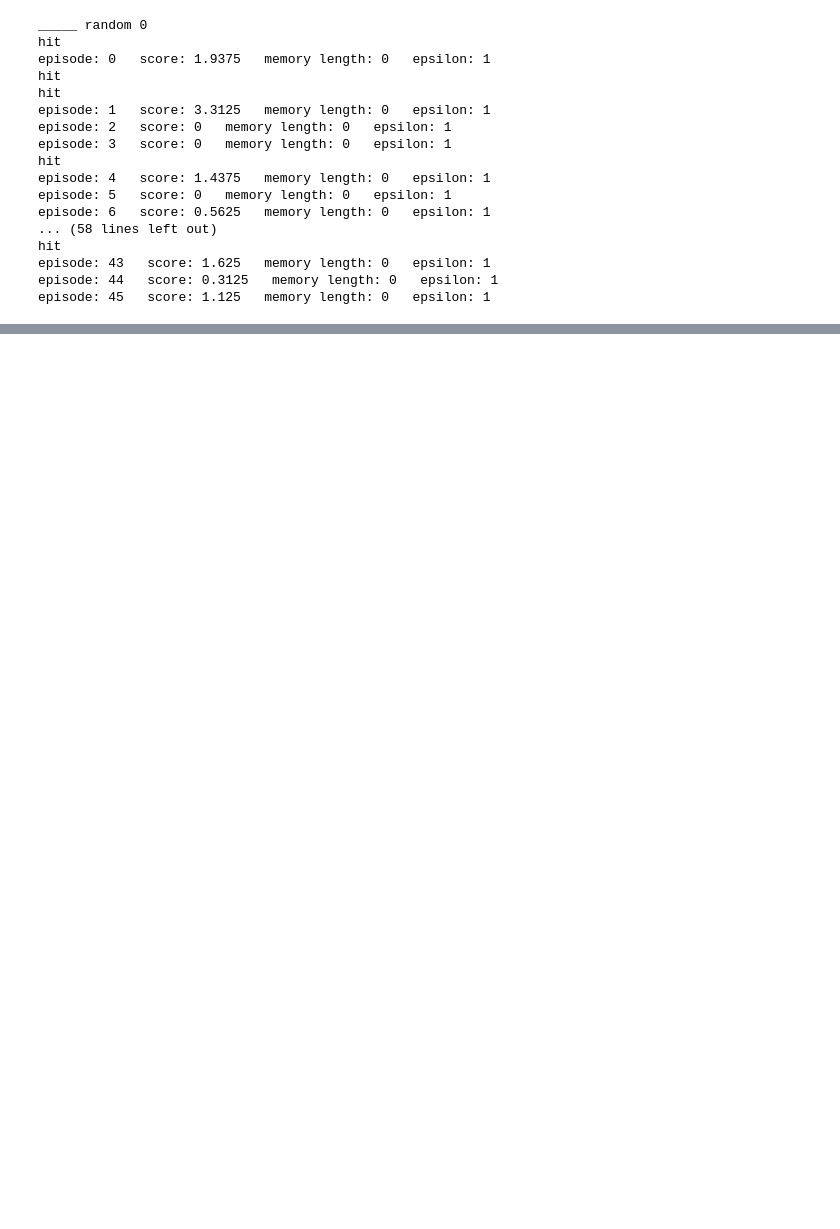
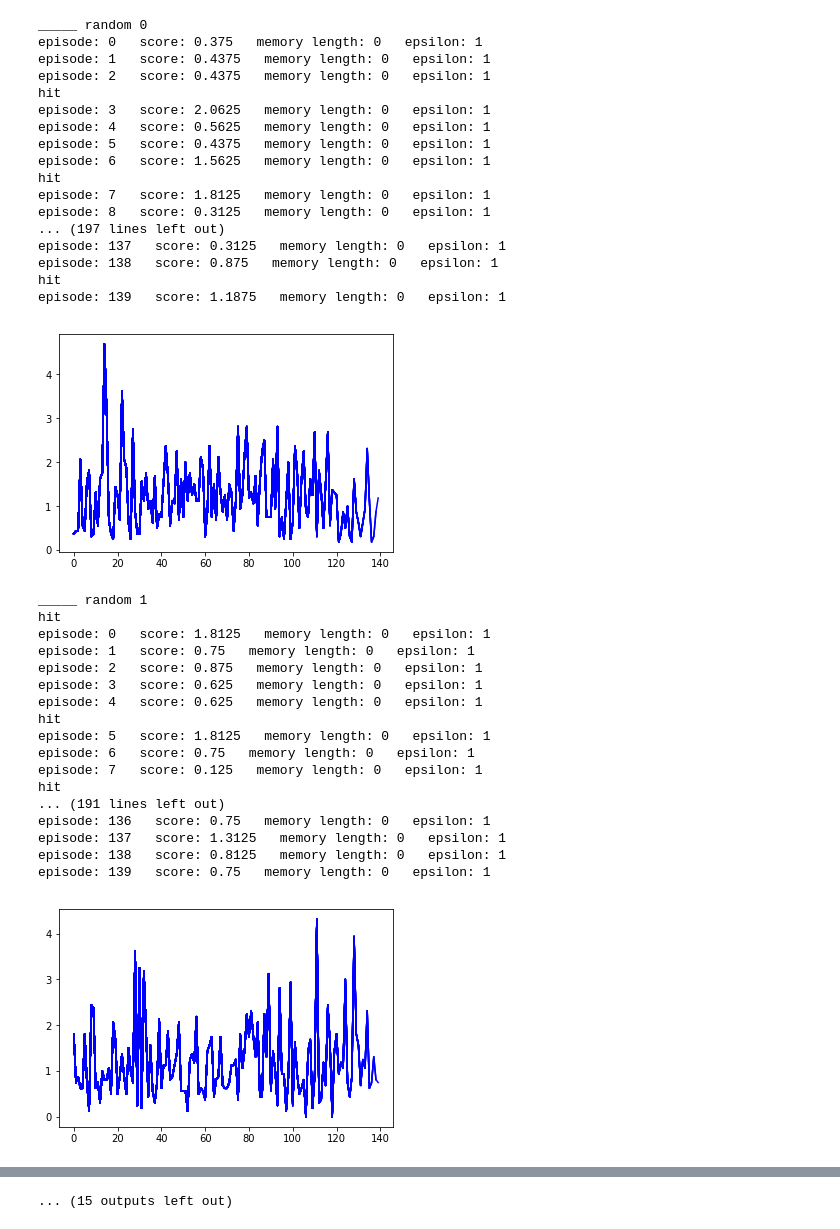
Before and after one commit to Kilorad/rl, a Jupyter notebook: massive_test.ipynb, the cells around one changed output, grey strips where cells are left out. Drawn from its saved outputs; the diff is of its cells as text; code cells hidden in the pictures; blank space fills up the shorter version.

```diff
--- a/massive_test.ipynb
+++ b/massive_test.ipynb
@@ -44,7 +42,7 @@ for ag_num in range(4):
         #здесь весь код от инициализации модели до выдачи scores. Но без рендера.
         # In case of CartPole-v1, maximum length of episode is 500
 
-        env = aa_gun.AA_gun_simple0_env()
+        env = aa_gun.AA_gun_simple0_env(fast_planes=True,long_projectiles=True,random_speed=True)
         #env = gym.make('MountainCar-v0')
 
         #env=CartPoleEnv9()
@@ -101,43 +99,62 @@ for ag_num in range(4):
 
                     # every episode, plot the play time
                     scores.append(score)
                     episodes.append(e)
                     pylab.plot(episodes, scores, 'b')
                     #pylab.savefig("./save_graph/aa_gun_dqn.png")
                     print("episode:", e, "  score:", score, "  memory length:",
                           len(agent.memory), "  epsilon:", agent.epsilon)
 
 
 
             # save the model
             #if e % 50 == 0:
             #    agent.model.save_weights("./save_model/aa_gun_dqn.h5")
 
 
 
         #и первые 3000 тактов - это рандом
         #Ходов так 50
         score_dict_full[name].append(np.mean(scores))
         score_dict_med[name].append(np.mean(scores[border_med:]))
         import pickle
         f=open('score_dict.pkl','wb')
         pickle.dump([score_dict_full,score_dict_med],f)
         plt.show()
 # %% [output]
 _____ random 0
+episode: 0   score: 0.375   memory length: 0   epsilon: 1
+episode: 1   score: 0.4375   memory length: 0   epsilon: 1
+episode: 2   score: 0.4375   memory length: 0   epsilon: 1
 hit
-episode: 0   score: 1.9375   memory length: 0   epsilon: 1
+episode: 3   score: 2.0625   memory length: 0   epsilon: 1
+episode: 4   score: 0.5625   memory length: 0   epsilon: 1
+episode: 5   score: 0.4375   memory length: 0   epsilon: 1
+episode: 6   score: 1.5625   memory length: 0   epsilon: 1
 hit
+episode: 7   score: 1.8125   memory length: 0   epsilon: 1
+episode: 8   score: 0.3125   memory length: 0   epsilon: 1
+... (197 lines left out)
+episode: 137   score: 0.3125   memory length: 0   epsilon: 1
+episode: 138   score: 0.875   memory length: 0   epsilon: 1
 hit
-episode: 1   score: 3.3125   memory length: 0   epsilon: 1
-episode: 2   score: 0   memory length: 0   epsilon: 1
-episode: 3   score: 0   memory length: 0   epsilon: 1
-hit
-episode: 4   score: 1.4375   memory length: 0   epsilon: 1
-episode: 5   score: 0   memory length: 0   epsilon: 1
-episode: 6   score: 0.5625   memory length: 0   epsilon: 1
-... (58 lines left out)
-hit
-episode: 43   score: 1.625   memory length: 0   epsilon: 1
-episode: 44   score: 0.3125   memory length: 0   epsilon: 1
-episode: 45   score: 1.125   memory length: 0   epsilon: 1
+episode: 139   score: 1.1875   memory length: 0   epsilon: 1
+[figure, added]
+_____ random 1
+hit
+episode: 0   score: 1.8125   memory length: 0   epsilon: 1
+episode: 1   score: 0.75   memory length: 0   epsilon: 1
+episode: 2   score: 0.875   memory length: 0   epsilon: 1
+episode: 3   score: 0.625   memory length: 0   epsilon: 1
+episode: 4   score: 0.625   memory length: 0   epsilon: 1
+hit
+episode: 5   score: 1.8125   memory length: 0   epsilon: 1
+episode: 6   score: 0.75   memory length: 0   epsilon: 1
+episode: 7   score: 0.125   memory length: 0   epsilon: 1
+hit
+... (191 lines left out)
+episode: 136   score: 0.75   memory length: 0   epsilon: 1
+episode: 137   score: 1.3125   memory length: 0   epsilon: 1
+episode: 138   score: 0.8125   memory length: 0   epsilon: 1
+episode: 139   score: 0.75   memory length: 0   epsilon: 1
+[figure, added]
@@ -143,0 +233 @@ episode: 45   score: 1.125   memory length: 0   epsilon: 1
+... (15 outputs left out)
```
Also changed, not shown: parts of 3 cells of this notebook, 2 other files.
